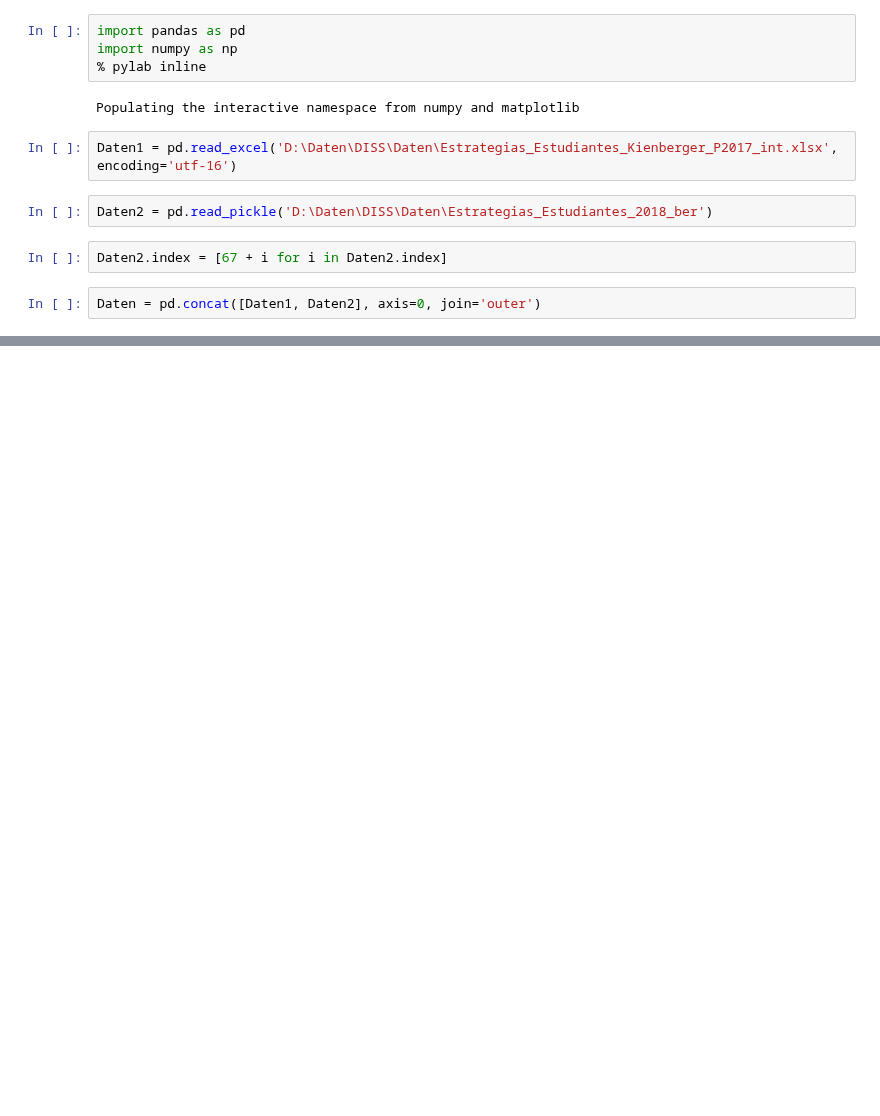
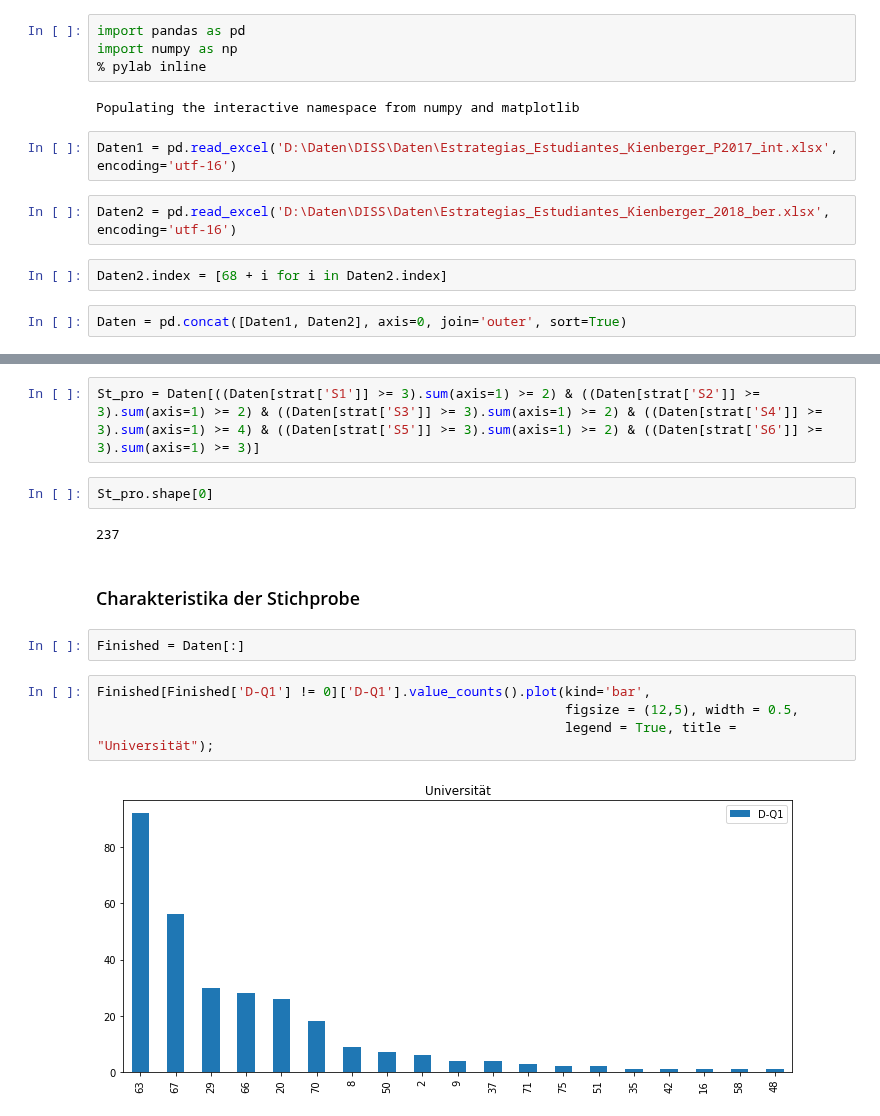
Before and after one commit to martinakienberger/Dissertation_LIS, a Jupyter notebook: Datenanalyse_Hauptstudie+Pilotstudie.ipynb, the cells around one changed output, grey strips where cells are left out. Cells and saved outputs as stored; diff of their text form; blank space fills up the shorter version.

Commit message:
Datenzusammenführung, Daten2L2019, Lehrende

```diff
--- a/Datenanalyse_Hauptstudie+Pilotstudie.ipynb
+++ b/Datenanalyse_Hauptstudie+Pilotstudie.ipynb
@@ -7,11 +7,11 @@ Populating the interactive namespace from numpy and matplotlib
 # %%
 Daten1 = pd.read_excel('D:\Daten\DISS\Daten\Estrategias_Estudiantes_Kienberger_P2017_int.xlsx', encoding='utf-16')
 # %%
-Daten2 = pd.read_pickle('D:\Daten\DISS\Daten\Estrategias_Estudiantes_2018_ber')
+Daten2 = pd.read_excel('D:\Daten\DISS\Daten\Estrategias_Estudiantes_Kienberger_2018_ber.xlsx', encoding='utf-16')
 # %%
-Daten2.index = [67 + i for i in Daten2.index]
+Daten2.index = [68 + i for i in Daten2.index]
 # %%
-Daten = pd.concat([Daten1, Daten2], axis=0, join='outer')
+Daten = pd.concat([Daten1, Daten2], axis=0, join='outer', sort=True)
 # %%
 Daten1.shape
 # %% [output]
@@ -54,0 +81,16 @@ Name: D-Q8b11a_2, Length: 68, dtype: float64
+# %%
+St_pro = Daten[((Daten[strat['S1']] >= 3).sum(axis=1) >= 2) & ((Daten[strat['S2']] >= 3).sum(axis=1) >= 2) & ((Daten[strat['S3']] >= 3).sum(axis=1) >= 2) & ((Daten[strat['S4']] >= 3).sum(axis=1) >= 4) & ((Daten[strat['S5']] >= 3).sum(axis=1) >= 2) & ((Daten[strat['S6']] >= 3).sum(axis=1) >= 3)]
+# %%
+St_pro.shape[0]
+# %% [output]
+237
+# %% [markdown]
+### Charakteristika der Stichprobe
+# %%
+Finished = Daten[:]
+# %%
+Finished[Finished['D-Q1'] != 0]['D-Q1'].value_counts().plot(kind='bar',
+                                                            figsize = (12,5), width = 0.5,
+                                                            legend = True, title = "Universität");
+# %% [output]
+[figure, added]
```
Also changed, not shown: parts of 69 cells of this notebook, 6 other files.
